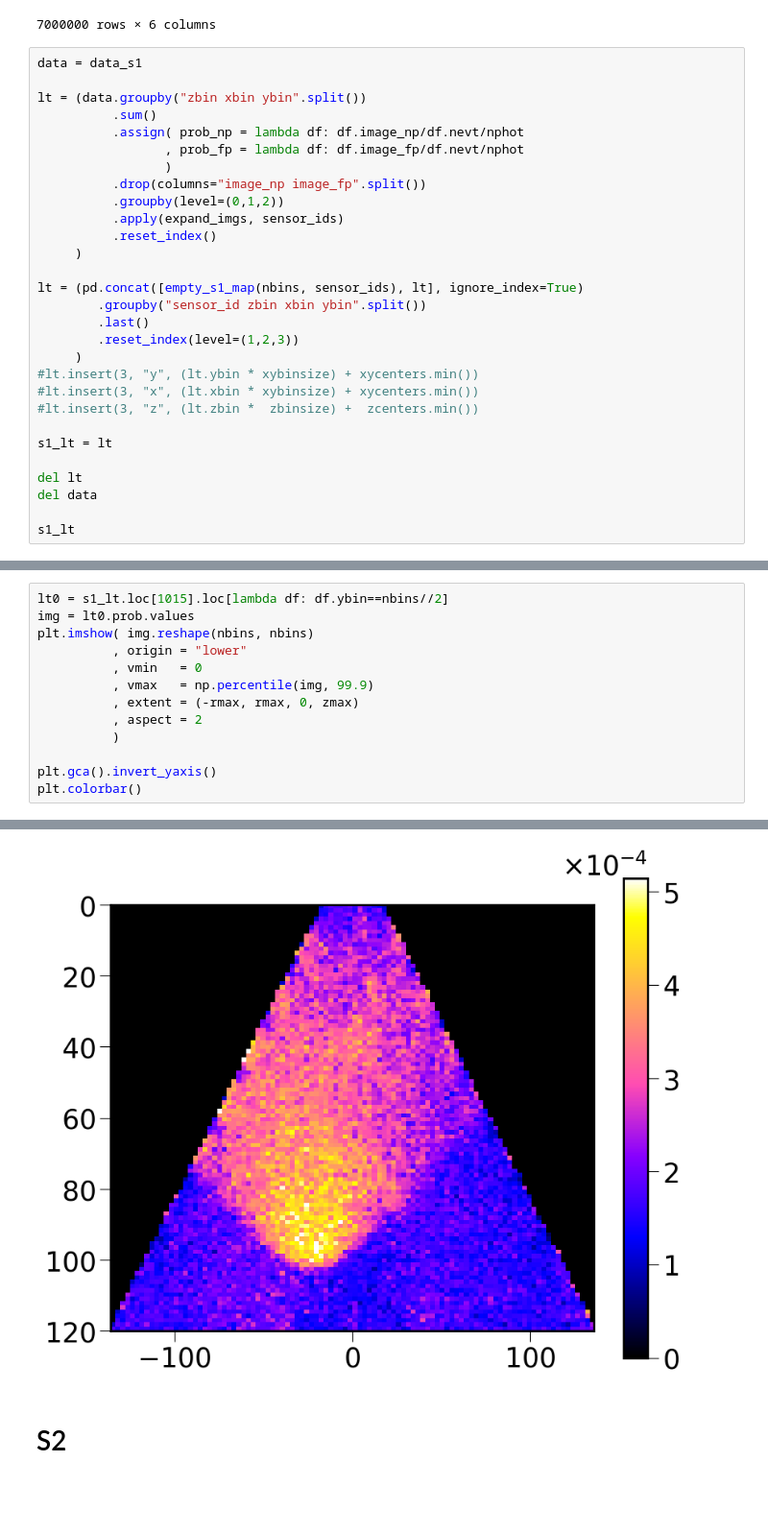
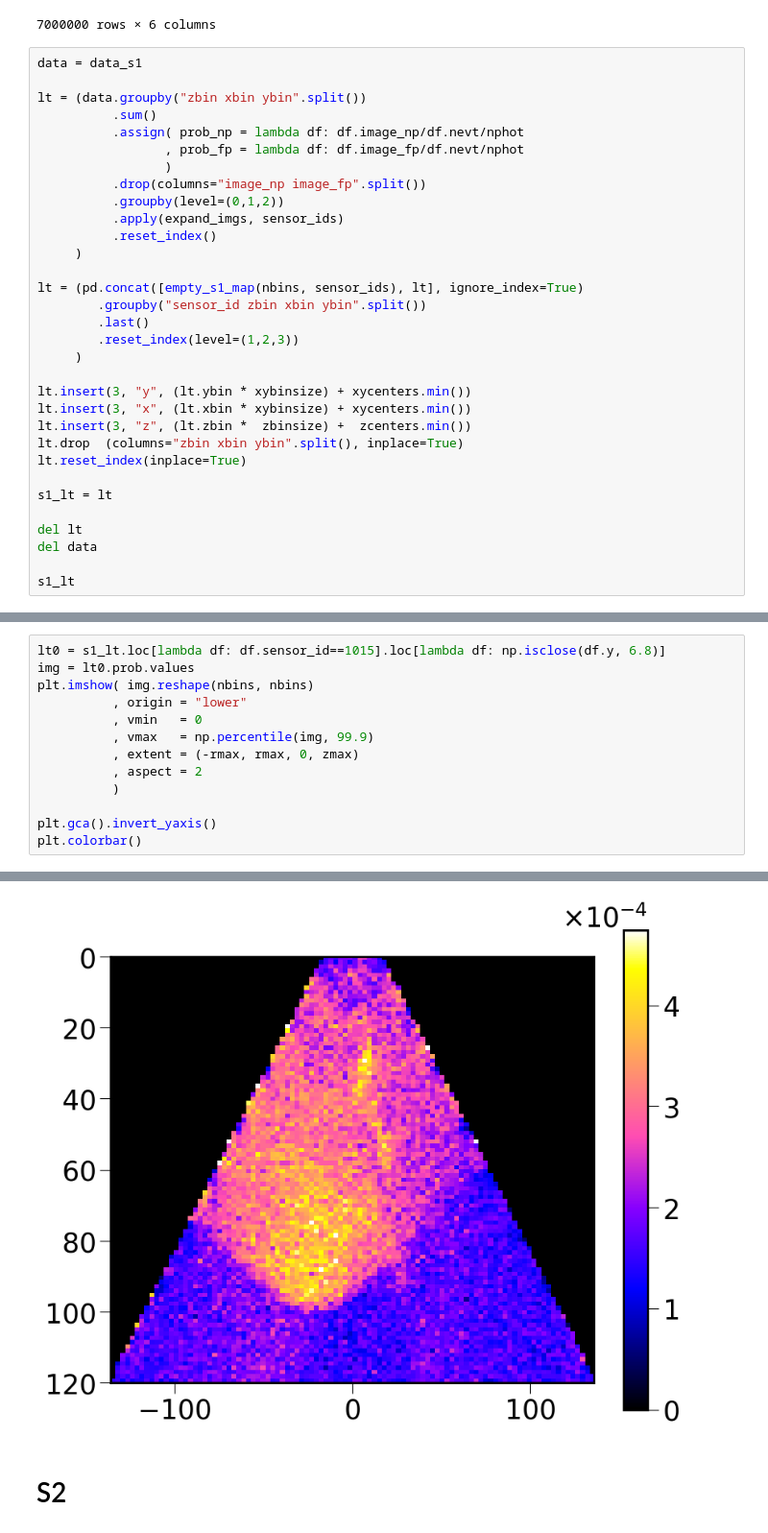
Before and after one commit to gonzaponte/colina, a Jupyter notebook: simulation/light_tables.ipynb, the cells around one changed output, grey strips where cells are left out. Shown at 96% size. Cells and saved outputs as stored; diff of their text form; blank space fills up the shorter version.

```diff
--- a/simulation/light_tables.ipynb
+++ b/simulation/light_tables.ipynb
@@ -128,9 +130,12 @@ lt = (pd.concat([empty_s1_map(nbins, sensor_ids), lt], ignore_index=True)
         .last()
         .reset_index(level=(1,2,3))
      )
-#lt.insert(3, "y", (lt.ybin * xybinsize) + xycenters.min())
-#lt.insert(3, "x", (lt.xbin * xybinsize) + xycenters.min())
-#lt.insert(3, "z", (lt.zbin *  zbinsize) +  zcenters.min())
+
+lt.insert(3, "y", (lt.ybin * xybinsize) + xycenters.min())
+lt.insert(3, "x", (lt.xbin * xybinsize) + xycenters.min())
+lt.insert(3, "z", (lt.zbin *  zbinsize) +  zcenters.min())
+lt.drop  (columns="zbin xbin ybin".split(), inplace=True)
+lt.reset_index(inplace=True)
 
 s1_lt = lt
 
@@ -156,19 +175,19 @@ s1_lt
 # %%
-lt0 = s1_lt.loc[1015].loc[lambda df: df.ybin==nbins//2]
+lt0 = s1_lt.loc[lambda df: df.sensor_id==1015].loc[lambda df: np.isclose(df.y, 6.8)]
 img = lt0.prob.values
 plt.imshow( img.reshape(nbins, nbins)
           , origin = "lower"
           , vmin   = 0
           , vmax   = np.percentile(img, 99.9)
           , extent = (-rmax, rmax, 0, zmax)
           , aspect = 2
           )
 
 plt.gca().invert_yaxis()
 plt.colorbar()
 # %% [output]
 <matplotlib.colorbar.Colorbar at 0x...>
-[figure, old version]
+[figure, new version]
 # %% [markdown]
 # S2
 # %%
```
Also changed, not shown: parts of 17 cells of this notebook, 1 other file.
